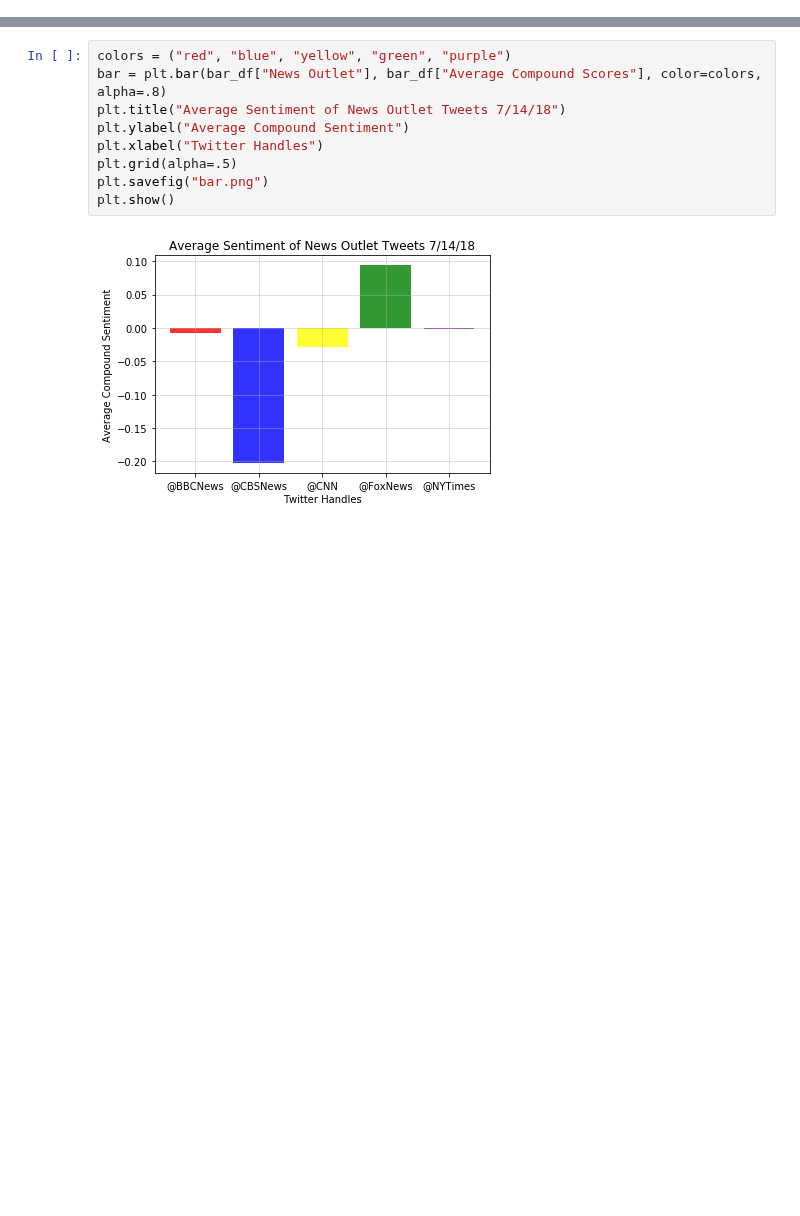
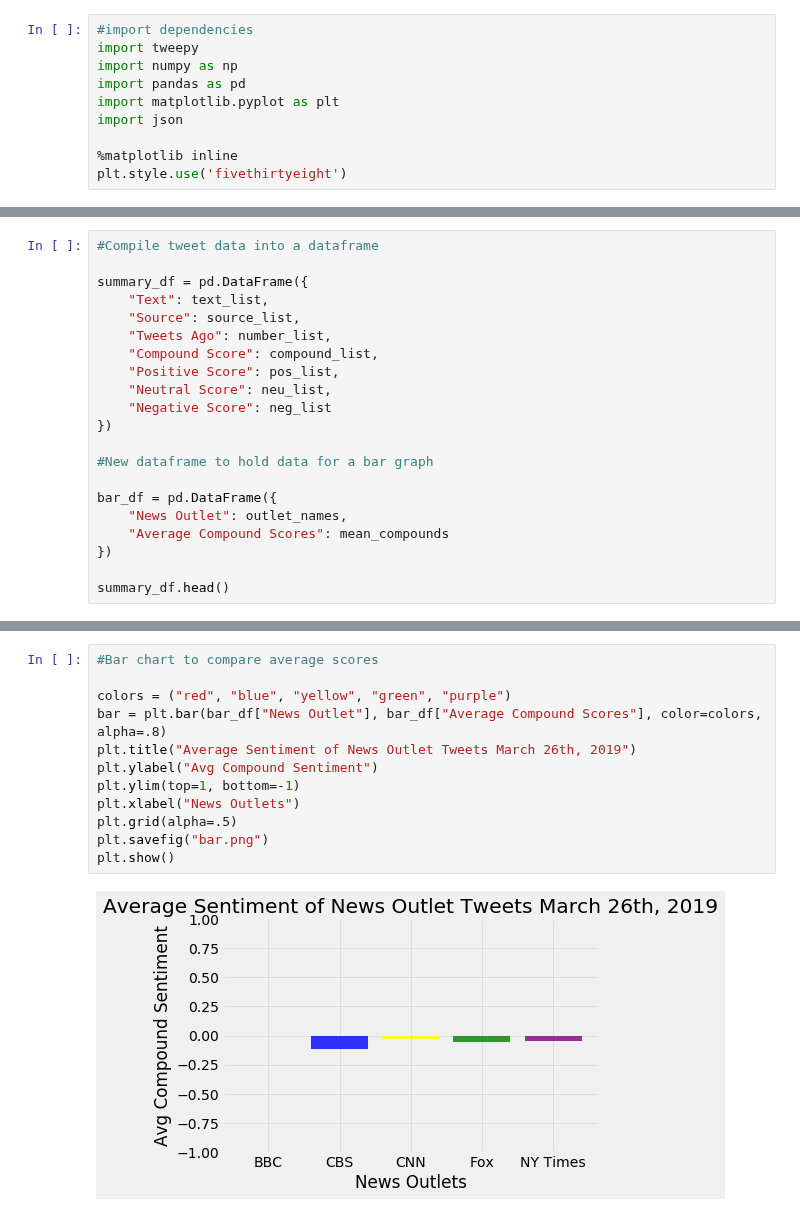
Before and after one commit to dylhowe/HW7, a Jupyter notebook: News Mood.ipynb, the cells around one changed output, grey strips where cells are left out. Cells and saved outputs as stored; diff of their text form; blank space fills up the shorter version.

```diff
--- a/News Mood.ipynb
+++ b/News Mood.ipynb
@@ -0,0 +5,10 @@
+# %%
+#import dependencies
+import tweepy
+import numpy as np
+import pandas as pd
+import matplotlib.pyplot as plt
+import json
+
+%matplotlib inline
+plt.style.use('fivethirtyeight')
@@ -83,0 +84,21 @@ bar_df = pd.DataFrame({
+# %%
+#Compile tweet data into a dataframe
+
+summary_df = pd.DataFrame({
+    "Text": text_list,
+    "Source": source_list,
+    "Tweets Ago": number_list,
+    "Compound Score": compound_list,
+    "Positive Score": pos_list,
+    "Neutral Score": neu_list,
+    "Negative Score": neg_list
+})
+
+#New dataframe to hold data for a bar graph
+
+bar_df = pd.DataFrame({
+    "News Outlet": outlet_names,
+    "Average Compound Scores": mean_compounds
+})
+
+summary_df.head()
@@ -108,12 +140,15 @@ plt.show()
 # %%
+#Bar chart to compare average scores
+
 colors = ("red", "blue", "yellow", "green", "purple")
 bar = plt.bar(bar_df["News Outlet"], bar_df["Average Compound Scores"], color=colors, alpha=.8)
-plt.title("Average Sentiment of News Outlet Tweets 7/14/18")
-plt.ylabel("Average Compound Sentiment")
-plt.xlabel("Twitter Handles")
+plt.title("Average Sentiment of News Outlet Tweets March 26th, 2019")
+plt.ylabel("Avg Compound Sentiment")
+plt.ylim(top=1, bottom=-1)
+plt.xlabel("News Outlets")
 plt.grid(alpha=.5)
 plt.savefig("bar.png")
 plt.show()
 # %% [output]
-[figure, old version]
+[figure, new version]
 # %%
```
Also changed, not shown: parts of 10 cells of this notebook, 8 other files.
